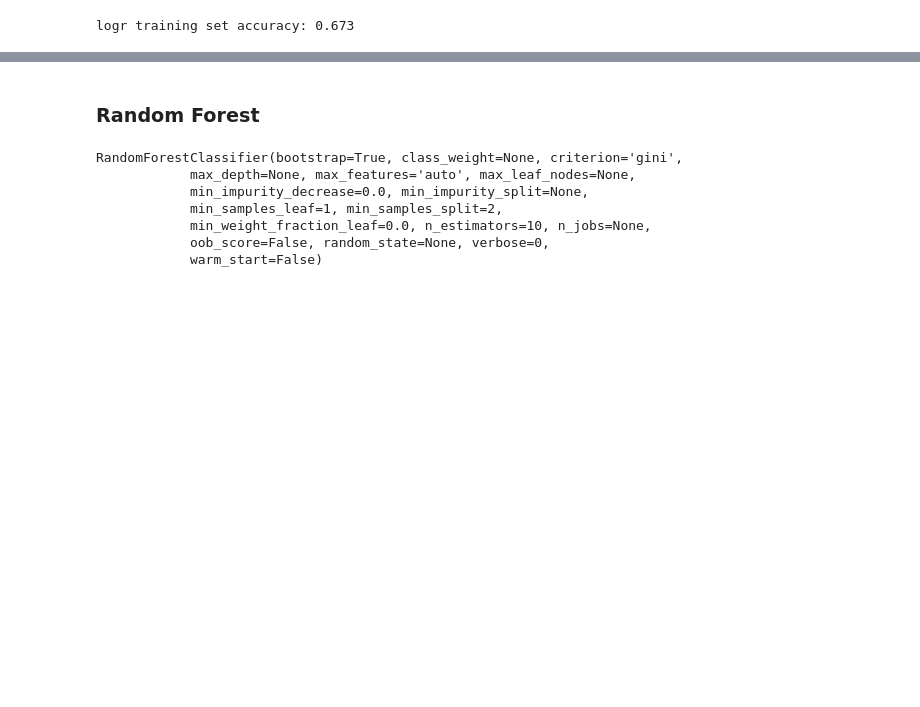
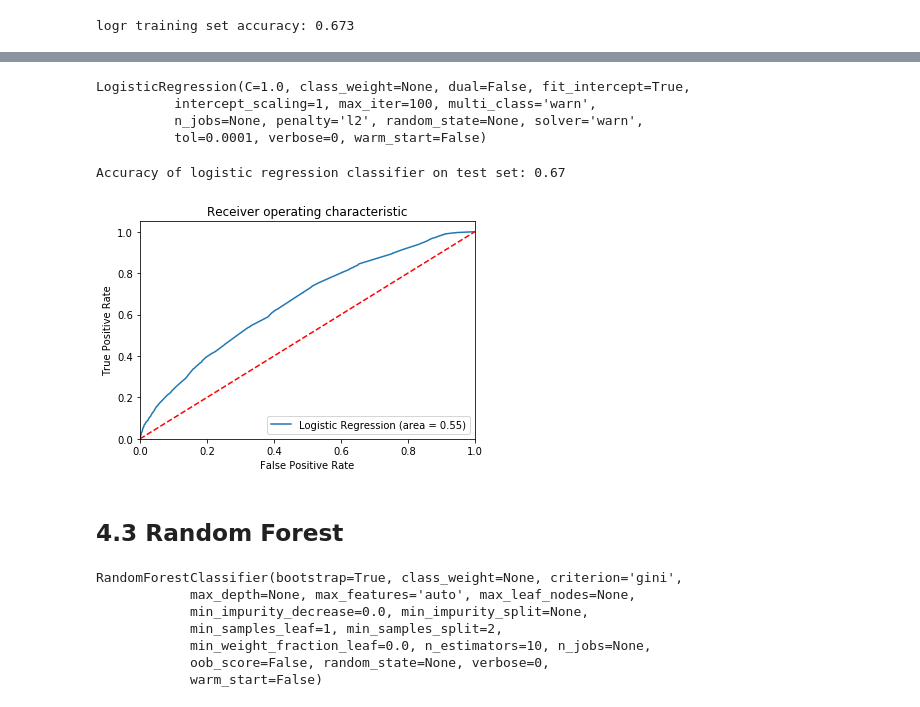
Before and after one commit to sahilarora93/Yelp_data_challenge, a Jupyter notebook: Final_Project_ML_Attributes.ipynb, the cells around one changed output, grey strips where cells are left out. Saved outputs shown, nothing was run; the diff lists cells and outputs as text; code cells hidden in the pictures; blank space fills up the shorter version.

```diff
--- a/Final_Project_ML_Attributes.ipynb
+++ b/Final_Project_ML_Attributes.ipynb
@@ -675,0 +706,2 @@ array([0.72790928, 0.72417045, 0.6077843 , ..., 0.43760852, 0.93382695,
+# %%
+X = X[cols_log]
@@ -676,5 +731,42 @@ array([0.72790928, 0.72417045, 0.6077843 , ..., 0.43760852, 0.93382695,
+# %%
+from sklearn.linear_model import LogisticRegression
+from sklearn import metrics
+
+X_train, X_test, y_train, y_test = train_test_split(X, y, test_size=0.3, random_state=0)
+
+logreg = LogisticRegression()
+logreg.fit(X_train, y_train)
+# %% [output]
+LogisticRegression(C=1.0, class_weight=None, dual=False, fit_intercept=True,
+          intercept_scaling=1, max_iter=100, multi_class='warn',
+          n_jobs=None, penalty='l2', random_state=None, solver='warn',
+          tol=0.0001, verbose=0, warm_start=False)
+# %%
+y_pred = logreg.predict(X_test)
+print('Accuracy of logistic regression classifier on test set: {:.2f}'.format(logreg.score(X_test, y_test)))
+# %% [output]
+Accuracy of logistic regression classifier on test set: 0.67
+# %%
+from sklearn.metrics import roc_auc_score
+from sklearn.metrics import roc_curve
+
+logit_roc_auc = roc_auc_score(y_test, logreg.predict(X_test))
+fpr, tpr, thresholds = roc_curve(y_test, logreg.predict_proba(X_test)[:,1])
+plt.figure()
+plt.plot(fpr, tpr, label='Logistic Regression (area = %0.2f)' % logit_roc_auc)
+plt.plot([0, 1], [0, 1],'r--')
+plt.xlim([0.0, 1.0])
+plt.ylim([0.0, 1.05])
+plt.xlabel('False Positive Rate')
+plt.ylabel('True Positive Rate')
+plt.title('Receiver operating characteristic')
+plt.legend(loc="lower right")
+plt.savefig('Log_ROC')
+plt.show()
+# %% [output]
+[figure, added]
 # %% [markdown]
-### Random Forest
+## 4.3 Random Forest
 # %%
 from sklearn.ensemble import RandomForestClassifier
 model = RandomForestClassifier(n_estimators=10)
```
Also changed, not shown: parts of 22 cells of this notebook.
